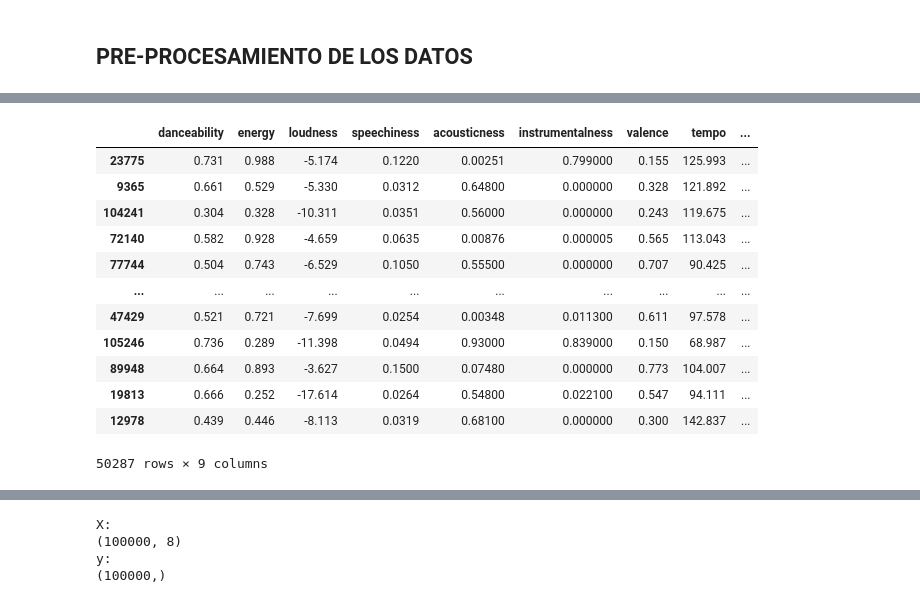
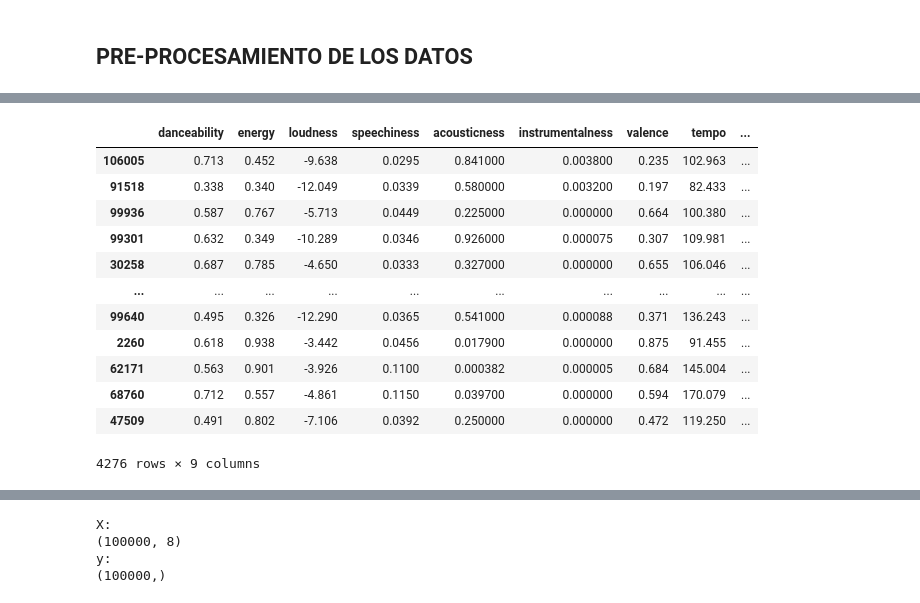
Before and after one commit to JulioChQ/Proyecto_IA_Clasificacion_y_Regresion, a Jupyter notebook: Clasificacion_Multiple_Popularidad.ipynb, the cells around one changed output, grey strips where cells are left out. Cells and saved outputs as stored; diff of their text form; code cells hidden in the pictures.

```diff
--- a/Clasificacion_Multiple_Popularidad.ipynb
+++ b/Clasificacion_Multiple_Popularidad.ipynb
@@ -79,21 +160,21 @@ popularity_class        3
 dtype: int64
 # %%
 # Visualizamos algunos registros filtrados por el valor de 'popularity_class'
-df_columns.query('popularity_class == 1')
+df_columns.query('popularity_class == 2')
 # %% [output]
 |  | danceability | energy | loudness | speechiness | acousticness | instrumentalness | valence | tempo | ... |
-| 23775 | 0.731 | 0.988 | -5.174 | 0.1220 | 0.00251 | 0.799000 | 0.155 | 125.993 | ... |
-| 9365 | 0.661 | 0.529 | -5.330 | 0.0312 | 0.64800 | 0.000000 | 0.328 | 121.892 | ... |
-| 104241 | 0.304 | 0.328 | -10.311 | 0.0351 | 0.56000 | 0.000000 | 0.243 | 119.675 | ... |
-| 72140 | 0.582 | 0.928 | -4.659 | 0.0635 | 0.00876 | 0.000005 | 0.565 | 113.043 | ... |
-| 77744 | 0.504 | 0.743 | -6.529 | 0.1050 | 0.55500 | 0.000000 | 0.707 | 90.425 | ... |
+| 106005 | 0.713 | 0.452 | -9.638 | 0.0295 | 0.841000 | 0.003800 | 0.235 | 102.963 | ... |
+| 91518 | 0.338 | 0.340 | -12.049 | 0.0339 | 0.580000 | 0.003200 | 0.197 | 82.433 | ... |
+| 99936 | 0.587 | 0.767 | -5.713 | 0.0449 | 0.225000 | 0.000000 | 0.664 | 100.380 | ... |
+| 99301 | 0.632 | 0.349 | -10.289 | 0.0346 | 0.926000 | 0.000075 | 0.307 | 109.981 | ... |
+| 30258 | 0.687 | 0.785 | -4.650 | 0.0333 | 0.327000 | 0.000000 | 0.655 | 106.046 | ... |
 | ... | ... | ... | ... | ... | ... | ... | ... | ... | ... |
-| 47429 | 0.521 | 0.721 | -7.699 | 0.0254 | 0.00348 | 0.011300 | 0.611 | 97.578 | ... |
-| 105246 | 0.736 | 0.289 | -11.398 | 0.0494 | 0.93000 | 0.839000 | 0.150 | 68.987 | ... |
-| 89948 | 0.664 | 0.893 | -3.627 | 0.1500 | 0.07480 | 0.000000 | 0.773 | 104.007 | ... |
-| 19813 | 0.666 | 0.252 | -17.614 | 0.0264 | 0.54800 | 0.022100 | 0.547 | 94.111 | ... |
-| 12978 | 0.439 | 0.446 | -8.113 | 0.0319 | 0.68100 | 0.000000 | 0.300 | 142.837 | ... |
+| 99640 | 0.495 | 0.326 | -12.290 | 0.0365 | 0.541000 | 0.000088 | 0.371 | 136.243 | ... |
+| 2260 | 0.618 | 0.938 | -3.442 | 0.0456 | 0.017900 | 0.000000 | 0.875 | 91.455 | ... |
+| 62171 | 0.563 | 0.901 | -3.926 | 0.1100 | 0.000382 | 0.000005 | 0.684 | 145.004 | ... |
+| 68760 | 0.712 | 0.557 | -4.861 | 0.1150 | 0.039700 | 0.000000 | 0.594 | 170.079 | ... |
+| 47509 | 0.491 | 0.802 | -7.106 | 0.0392 | 0.250000 | 0.000000 | 0.472 | 119.250 | ... |
-50287 rows × 9 columns
+4276 rows × 9 columns
 # %%
 # Visualizamos algunas estadísticas de nuestros datos
 df_columns.describe()
```
Also changed, not shown: parts of 22 cells of this notebook, 4 other files.
